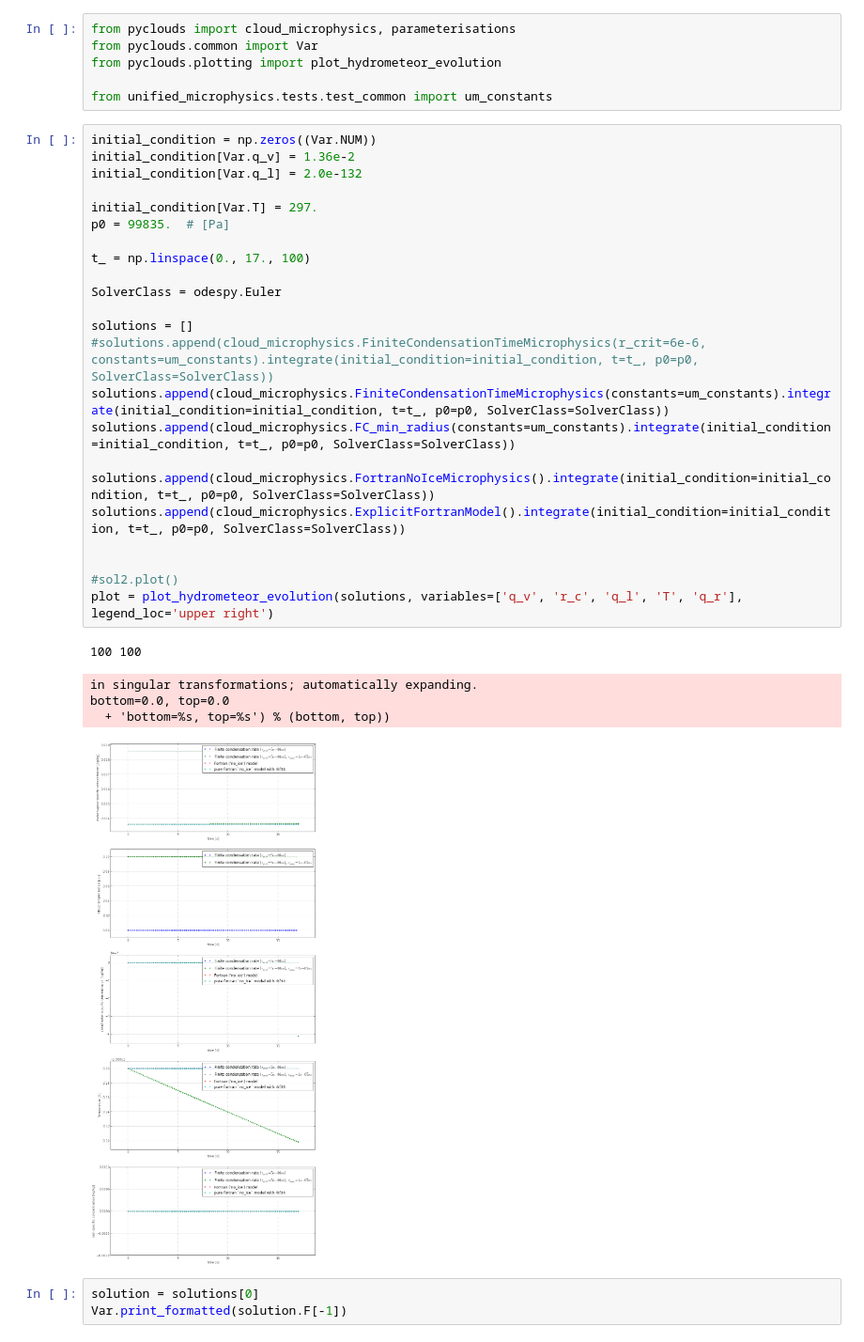
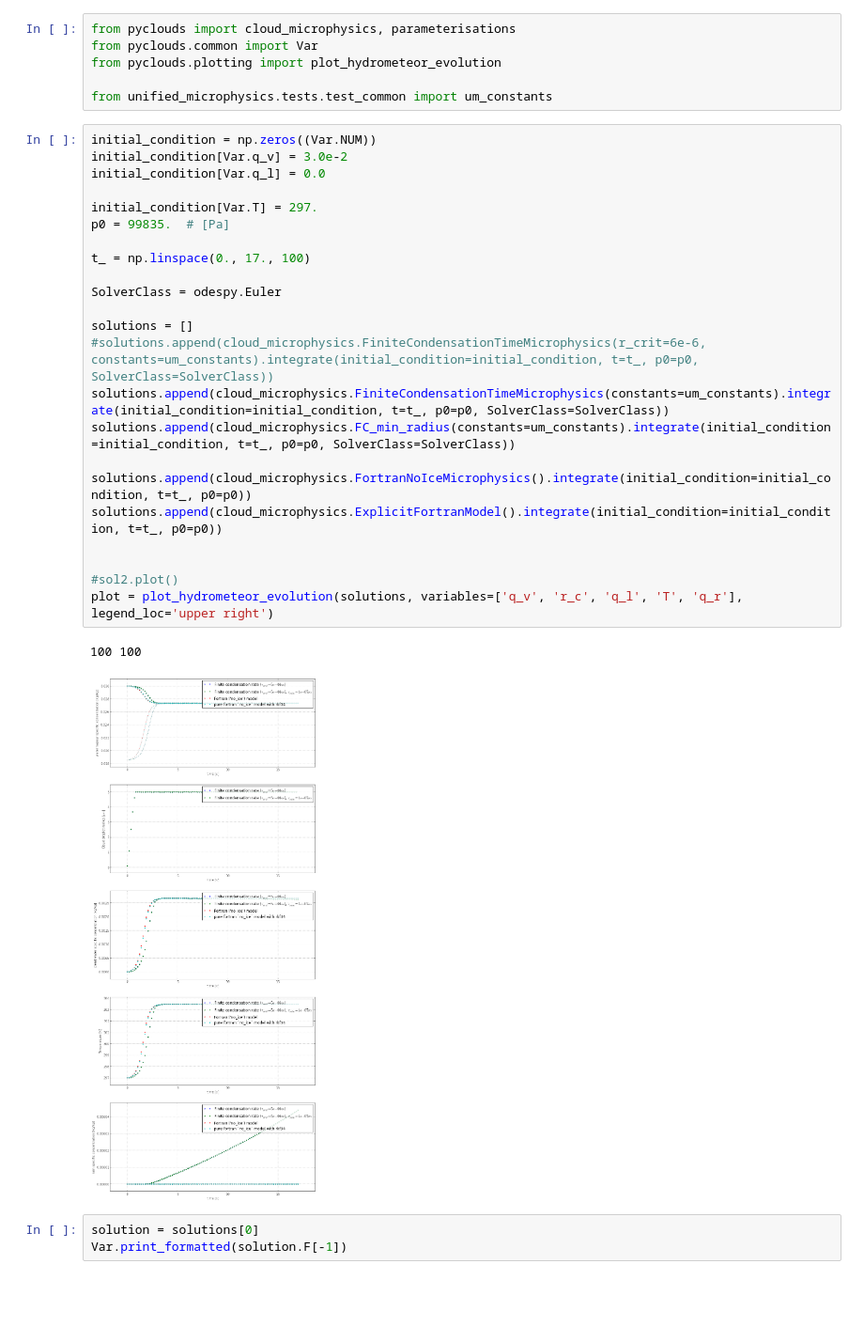
Before and after one commit to leifdenby/python-cloudmodel, a Jupyter notebook: pyclouds/notebooks/Fortran + Python microphysics integration.ipynb, the cells around one changed output. Shown at 94% size. Drawn from its saved outputs; the diff is of its cells as text; blank space fills up the shorter version.

```diff
--- a/pyclouds/notebooks/Fortran + Python microphysics integration.ipynb
+++ b/pyclouds/notebooks/Fortran + Python microphysics integration.ipynb
@@ -12,33 +12,30 @@ from pyclouds.plotting import plot_hydrometeor_evolution
 from unified_microphysics.tests.test_common import um_constants
 # %%
 initial_condition = np.zeros((Var.NUM))
-initial_condition[Var.q_v] = 1.36e-2
-initial_condition[Var.q_l] = 2.0e-132
+initial_condition[Var.q_v] = 3.0e-2
+initial_condition[Var.q_l] = 0.0
 
 initial_condition[Var.T] = 297.
 p0 = 99835.  # [Pa]
 
 t_ = np.linspace(0., 17., 100)
 
 SolverClass = odespy.Euler
 
 solutions = []
 #solutions.append(cloud_microphysics.FiniteCondensationTimeMicrophysics(r_crit=6e-6, constants=um_constants).integrate(initial_condition=initial_condition, t=t_, p0=p0, SolverClass=SolverClass))
 solutions.append(cloud_microphysics.FiniteCondensationTimeMicrophysics(constants=um_constants).integrate(initial_condition=initial_condition, t=t_, p0=p0, SolverClass=SolverClass))
 solutions.append(cloud_microphysics.FC_min_radius(constants=um_constants).integrate(initial_condition=initial_condition, t=t_, p0=p0, SolverClass=SolverClass))
 
-solutions.append(cloud_microphysics.FortranNoIceMicrophysics().integrate(initial_condition=initial_condition, t=t_, p0=p0, SolverClass=SolverClass))
-solutions.append(cloud_microphysics.ExplicitFortranModel().integrate(initial_condition=initial_condition, t=t_, p0=p0, SolverClass=SolverClass))
+solutions.append(cloud_microphysics.FortranNoIceMicrophysics().integrate(initial_condition=initial_condition, t=t_, p0=p0))
+solutions.append(cloud_microphysics.ExplicitFortranModel().integrate(initial_condition=initial_condition, t=t_, p0=p0))
 
 
 #sol2.plot()
 plot = plot_hydrometeor_evolution(solutions, variables=['q_v', 'r_c', 'q_l', 'T', 'q_r'], legend_loc='upper right')
 # %% [output]
 100 100
-in singular transformations; automatically expanding.
-bottom=0.0, top=0.0
-  + 'bottom=%s, top=%s') % (bottom, top))
-[figure, old version]
+[figure, new version]
 # %%
 solution = solutions[0]
 Var.print_formatted(solution.F[-1])
```
Also changed, not shown: 7 other files.
